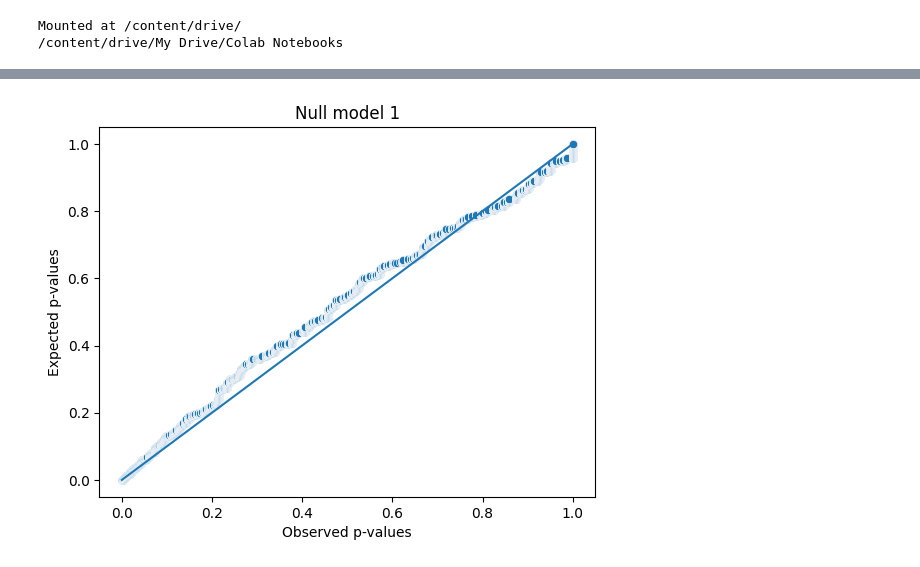
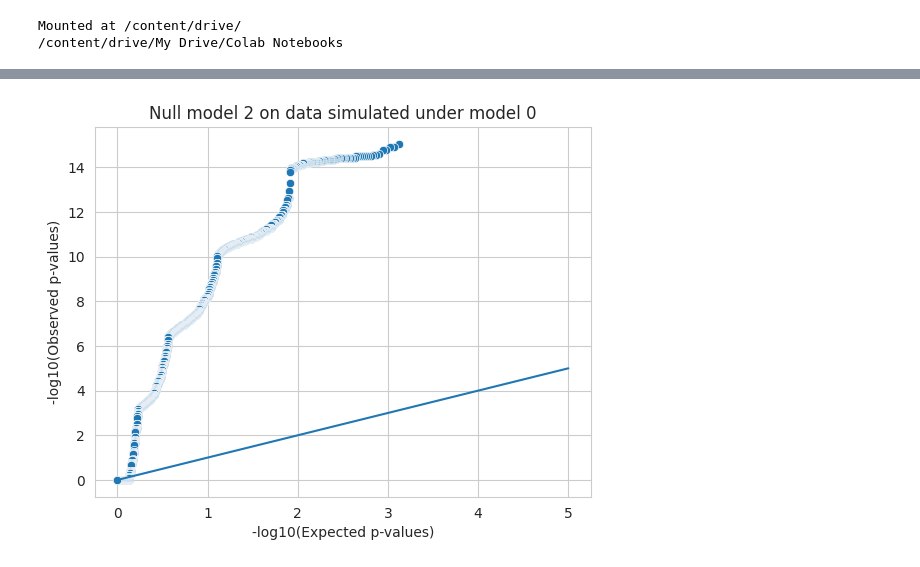
Before and after one commit to rdc143/GazelleProject, a Jupyter notebook: InferFreq.ipynb, the cells around one changed output, grey strips where cells are left out. Saved outputs shown, nothing was run; the diff lists cells and outputs as text; code cells hidden in the pictures.

```diff
--- a/InferFreq.ipynb
+++ b/InferFreq.ipynb
@@ -41,7 +41,7 @@ Mounted at /content/drive/
 /content/drive/My Drive/Colab Notebooks
 # %%
 ### Load data
-(bim, fam, bed) = read_plink("./Gazelle/*ch16.bed")
+(bim, fam, bed) = read_plink("./Gazelle/*ch5.bed")
 
 fam["gender"] = fam["gender"].astype(int)
 sex = np.array(fam["gender"]) / 2 # admixture proportions, proportion of autosomal linked(in contrast to y-linked)
@@ -313,6 +317,7 @@ plt.show()
 # %%
 ### sim
-for simfrq in [[.95, .05], [.7, .3], [.5, .5], [.3, .7], [.05, .95], [.95, .95], [.7, .7], [.3, .3], [.05, .05]]:
+for simfrq in [[.6, .4], [.0, .7], [.7, .0], [.5, .5]]: # for main
+#for simfrq in [[.9, .05], [.05, .9], [.2, .2], [.9, .9], [1, .95], [.05, .05]]: # for appendix
   simres = pd.DataFrame(columns=["f_Y", "f_A", "nind"])
   for n in [10, 25, 50, 100, 200]:
 
@@ -328,15 +333,15 @@ for simfrq in [[.95, .05], [.7, .3], [.5, .5], [.3, .7], [.05, .95], [.95, .95],
 
   sns.set_style("whitegrid")
 
-  sns.boxplot(simres, y="f_Y", x="nind", color="c")
-  plt.title(f"True frequency: {simfrq[0]}")
-  plt.axhline(simfrq[0], color="y", lw=1.2)
+  sns.violinplot(simres, y="f_Y", x="nind", color="c", cut=0)
+  plt.title(f"Population frequencies, f_Y: {simfrq[0]}, f_A: {simfrq[1]}")
+  plt.axhline(simfrq[0], color="y", lw=1.2, zorder=3)
   plt.ylim((-0.1, 1.1))
   plt.show()
 
-  sns.boxplot(simres, y="f_A", x="nind", color="c")
-  plt.title(f"True frequency: {simfrq[1]}")
-  plt.axhline(simfrq[1], color="y", lw=1.2)
+  sns.violinplot(simres, y="f_A", x="nind", color="c", cut=0)
+  plt.title(f"Population frequencies, f_Y: {simfrq[0]}, f_A: {simfrq[1]}")
+  plt.axhline(simfrq[1], color="y", lw=1.2, zorder=3)
   plt.ylim((-0.1, 1.1))
   plt.show()
 # %% [output]
@@ -383,20 +360,20 @@ for simfrq in [[.95, .05], [.7, .3], [.5, .5], [.3, .7], [.05, .95], [.95, .95],
 # %%
-##QQplot test lrt
+### QQplot test lrt
 ### real data
 
 len_linked = len(res[res["pos"] > 5.1e7])
 qunif = (np.arange(1, len_linked + 1) - 0.5) / len_linked # expected p-values
 
-sns.scatterplot(x=np.sort(res[res["pos"] > 5.1e7]["p1"]), y=qunif)
-sns.lineplot(x=[0,1], y=[0,1])
-plt.title("Real data")
-plt.xlabel("Observed p-values")
-plt.ylabel("Expected p-values")
-plt.show()
+#sns.scatterplot(x=np.sort(res[res["pos"] > 5.1e7]["p1"]), y=qunif)
+#sns.lineplot(x=[0,1], y=[0,1])
+#plt.title("Real data")
+#plt.xlabel("Observed p-values")
+#plt.ylabel("Expected p-values")
+#plt.show()
 
 sns.scatterplot(y=-np.log10(np.sort(res[res["pos"] > 5.1e7]["p1"])), x=-np.log10(qunif))
 sns.lineplot(x=[0,4], y=[0,4])
-plt.title("Real data")
+plt.title("Real data from unlinked region")
 plt.xlabel("-log10(Expected p-values)")
 plt.ylabel("-log10(Observed p-values)")
 plt.show()
@@ -404,33 +381,40 @@ plt.show()
 ### null models
 qunif = (np.arange(1, 10_001) - .5) / 10_000
 
-for null_model in [1, 2, 3]:
-  p = []
-  simgeno, _, simmale = sim(nind=25, model=null_model)
-  for i in range(len(simgeno)):
-    llik = ll(converge(simgeno[i], simmale), simgeno[i], simmale)
-    if null_model == 1:
-      frq_null = np.mean(simgeno[i]) / 2
-      frq_null = np.array([frq_null, frq_null])
-    elif null_model == 2:
-      frq_null = converge(simgeno[i], simmale, fixY=True)
-    else:
-      frq_null = converge(simgeno[i], simmale, fixA=True)
-    llik_null = ll(frq_null, simgeno[i], simmale)
-    lrt = 2 * ( llik - llik_null)
-    p.append(1 - chi2.cdf(lrt, df=1))
+for sim_model in [0, 1, 2, 3]:
+  simgeno, _, simmale = sim(nind=25, model=sim_model)
 
-  sns.scatterplot(x=np.sort(p), y=qunif)
-  sns.lineplot(x=[0,1], y=[0,1])
-  plt.title(f"Null model {null_model}")
-  plt.xlabel("Observed p-values")
-  plt.ylabel("Expected p-values")
-  plt.show()
+  for null_model in [1, 2, 3]:
+    p = []
+    for i in range(len(simgeno)):
+      llik = ll(converge(simgeno[i], simmale), simgeno[i], simmale)
+      if null_model == 1:
+        frq_null = np.mean(simgeno[i]) / 2
+        frq_null = np.array([frq_null, frq_null])
+      elif null_model == 2:
+        frq_null_0 = converge(simgeno[i], simmale, fixY=1e-4)
+        frq_null_1 = converge(simgeno[i], simmale, fixY=1-1e-4)
+        if ll(frq_null_0, simgeno[i], simmale) > ll(frq_null_1, simgeno[i], simmale):
+          frq_null = frq_null_0
+        else:
+          frq_null = frq_null_1
 
-  sns.scatterplot(x=-np.log10(qunif), y=-np.log10(np.sort(p)))
-  sns.lineplot(x=[0,5], y=[0,5])
-  plt.title(f"Null model {null_model}")
-  plt.xlabel("-log10(Expected p-values)")
-  plt.ylabel("-log10(Observed p-values)")
-  plt.show()
+      else:
+        frq_null_0 = converge(simgeno[i], simmale, fixA=1e-4)
+        frq_null_1 = converge(simgeno[i], simmale, fixA=1-1e-4)
+        if ll(frq_null_0, simgeno[i], simmale) > ll(frq_null_1, simgeno[i], simmale):
+          frq_null = frq_null_0
+        else:
+          frq_null = frq_null_1
+
+      llik_null = ll(frq_null, simgeno[i], simmale)
+      lrt = 2 * ( llik - llik_null)
+      p.append(1 - chi2.cdf(lrt, df=1))
+
+    sns.scatterplot(x=-np.log10(qunif), y=-np.log10(np.sort(p)))
+    sns.lineplot(x=[0,5], y=[0,5])
+    plt.title(f"Null model {null_model} on data simulated under model {sim_model}")
+    plt.xlabel("-log10(Expected p-values)")
+    plt.ylabel("-log10(Observed p-values)")
+    plt.show()
 # %% [output]
@@ -439 +423 @@ for null_model in [1, 2, 3]:
-[figure, old version]
+[figure, new version]
```
Also changed, not shown: parts of 9 cells of this notebook.
